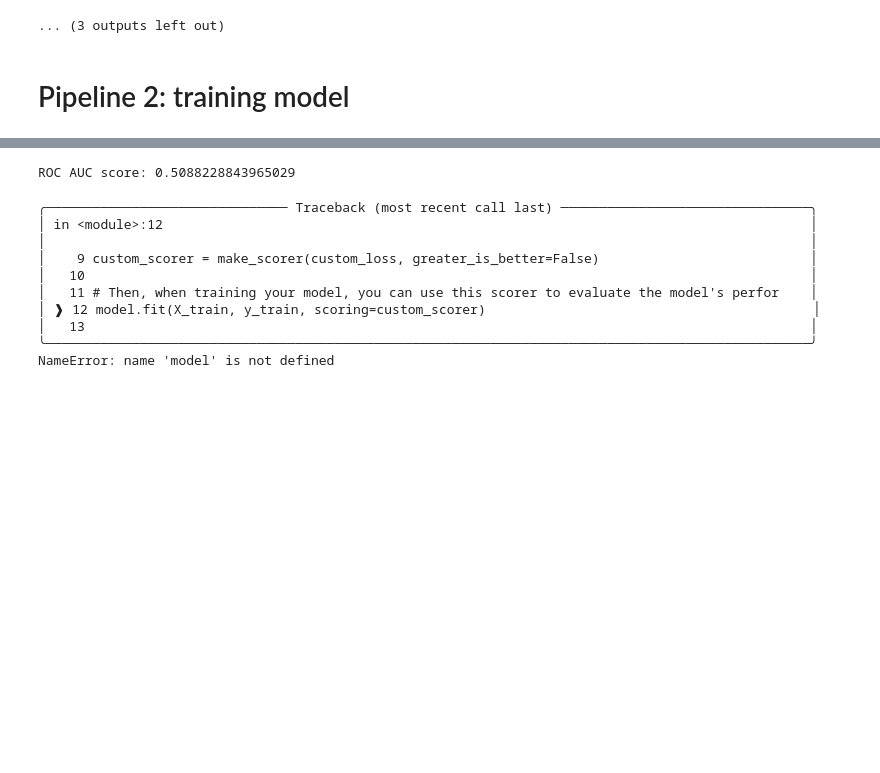
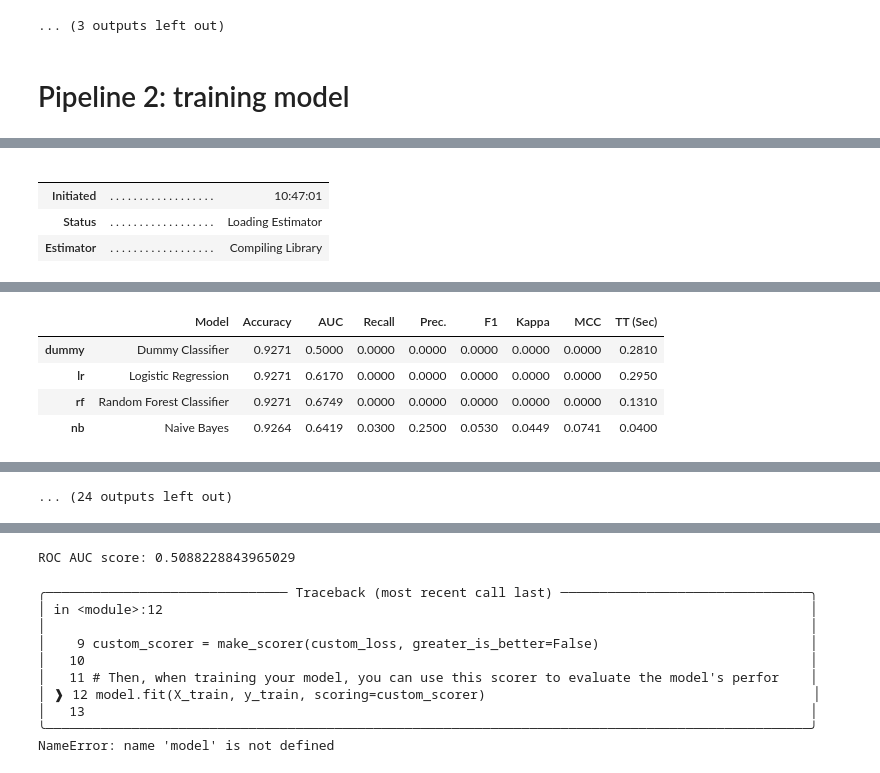
Before and after one commit to robinlhk/ocp7-scoring-model-cloud, a Jupyter notebook: notebooks/ocp7_kaggle_kernel_repdocution.ipynb, the cells around one changed output, grey strips where cells are left out. Saved outputs shown, nothing was run; the diff lists cells and outputs as text; code cells hidden in the pictures; blank space fills up the shorter version.

```diff
--- a/notebooks/ocp7_kaggle_kernel_repdocution.ipynb
+++ b/notebooks/ocp7_kaggle_kernel_repdocution.ipynb
@@ -91,0 +168,3 @@ preprocess_train_df = catalog.load("preprocess_train_df")
+# %%
+best = compare_models(include = ['dummy', 'nb', 'lr', 'rf', 'lightgbm'])
+# %% [output]
@@ -91,0 +172,5 @@ preprocess_train_df = catalog.load("preprocess_train_df")
+|  |  |  |
+|  |  |  |
+| Initiated | . . . . . . . . . . . . . . . . . . | 10:47:01 |
+| Status | . . . . . . . . . . . . . . . . . . | Loading Estimator |
+| Estimator | . . . . . . . . . . . . . . . . . . | Compiling Library |
@@ -91,0 +178,5 @@ preprocess_train_df = catalog.load("preprocess_train_df")
+|  | Model | Accuracy | AUC | Recall | Prec. | F1 | Kappa | MCC | TT (Sec) |
+| dummy | Dummy Classifier | 0.9271 | 0.5000 | 0.0000 | 0.0000 | 0.0000 | 0.0000 | 0.0000 | 0.2810 |
+| lr | Logistic Regression | 0.9271 | 0.6170 | 0.0000 | 0.0000 | 0.0000 | 0.0000 | 0.0000 | 0.2950 |
+| rf | Random Forest Classifier | 0.9271 | 0.6749 | 0.0000 | 0.0000 | 0.0000 | 0.0000 | 0.0000 | 0.1310 |
+| nb | Naive Bayes | 0.9264 | 0.6419 | 0.0300 | 0.2500 | 0.0530 | 0.0449 | 0.0741 | 0.0400 |
@@ -91,0 +191 @@ preprocess_train_df = catalog.load("preprocess_train_df")
+... (24 outputs left out)
```
Also changed, not shown: parts of 12 cells of this notebook.
